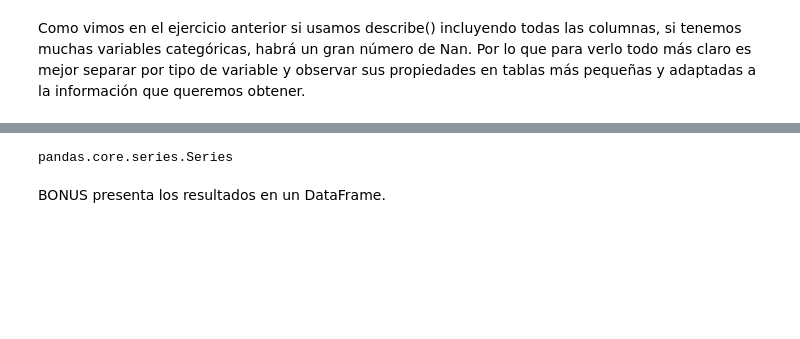
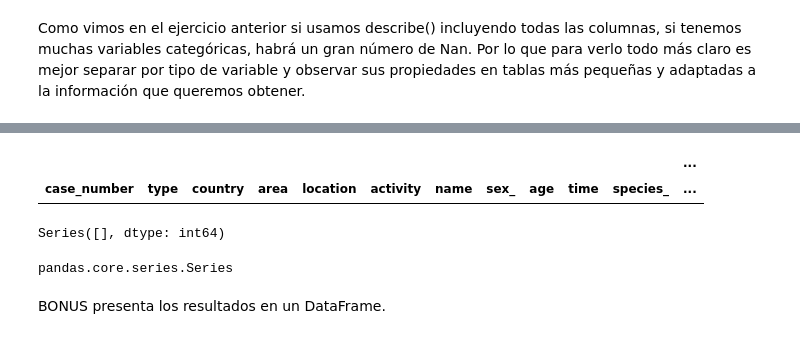
Before and after one commit to Adalab/DA-promo-A-module-2-pairprog-2-pair-3-Alicia-Laura, a Jupyter notebook: EDA/Pair_EDA_1.ipynb, the cells around one changed output, grey strips where cells are left out. Cells and saved outputs as stored; diff of their text form; code cells hidden in the pictures; blank space fills up the shorter version.

```diff
--- a/EDA/Pair_EDA_1.ipynb
+++ b/EDA/Pair_EDA_1.ipynb
@@ -224,5 +215,11 @@ Extraed los valores únicos su frecuencia.
 # %%
-df_categoricas.set_index(df_categoricas.columns)
+lista_columnas = list(df_categoricas.columns)
+# %%
+df_cat_ej2 = pd.DataFrame(df_categoricas, index = lista_columnas)
+df_cat_ej2
+# %% [output]
+|  |  |  |  |  |  |  |  |  |  |  | ... |
+| case_number | type | country | area | location | activity | name | sex_ | age | time | species_ | ... |
 # %%
 variable = []
 n_unique = []
@@ -235,3 +230,7 @@ pd.DataFrame(df_categoricas.value_counts())
+# %%
+df_cat_ej2.value_counts()
+# %% [output]
+Series([], dtype: int64)
 # %%
 frec = df_categoricas.value_counts()
 # %%
```
Also changed, not shown: parts of 11 cells of this notebook.
